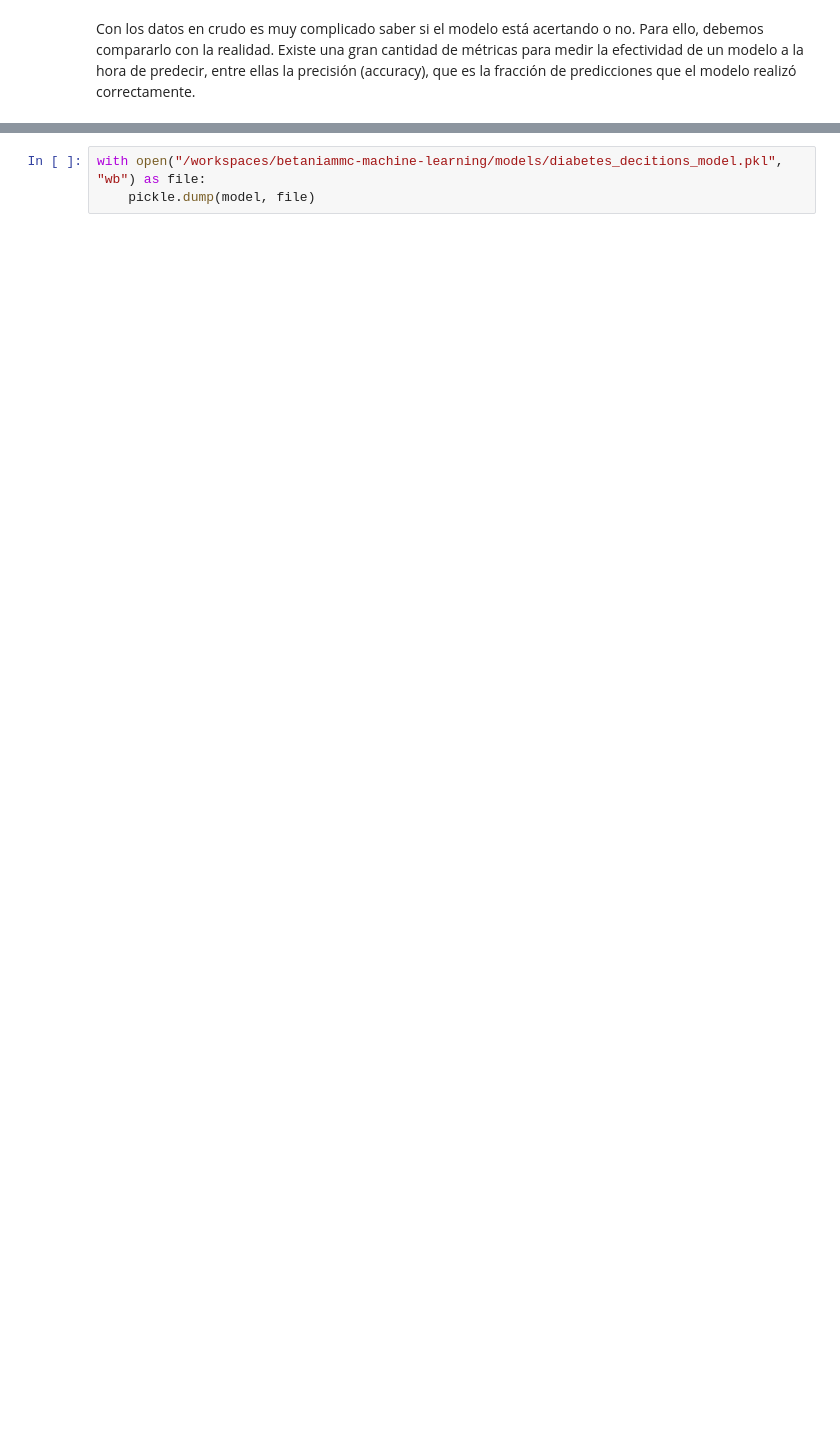
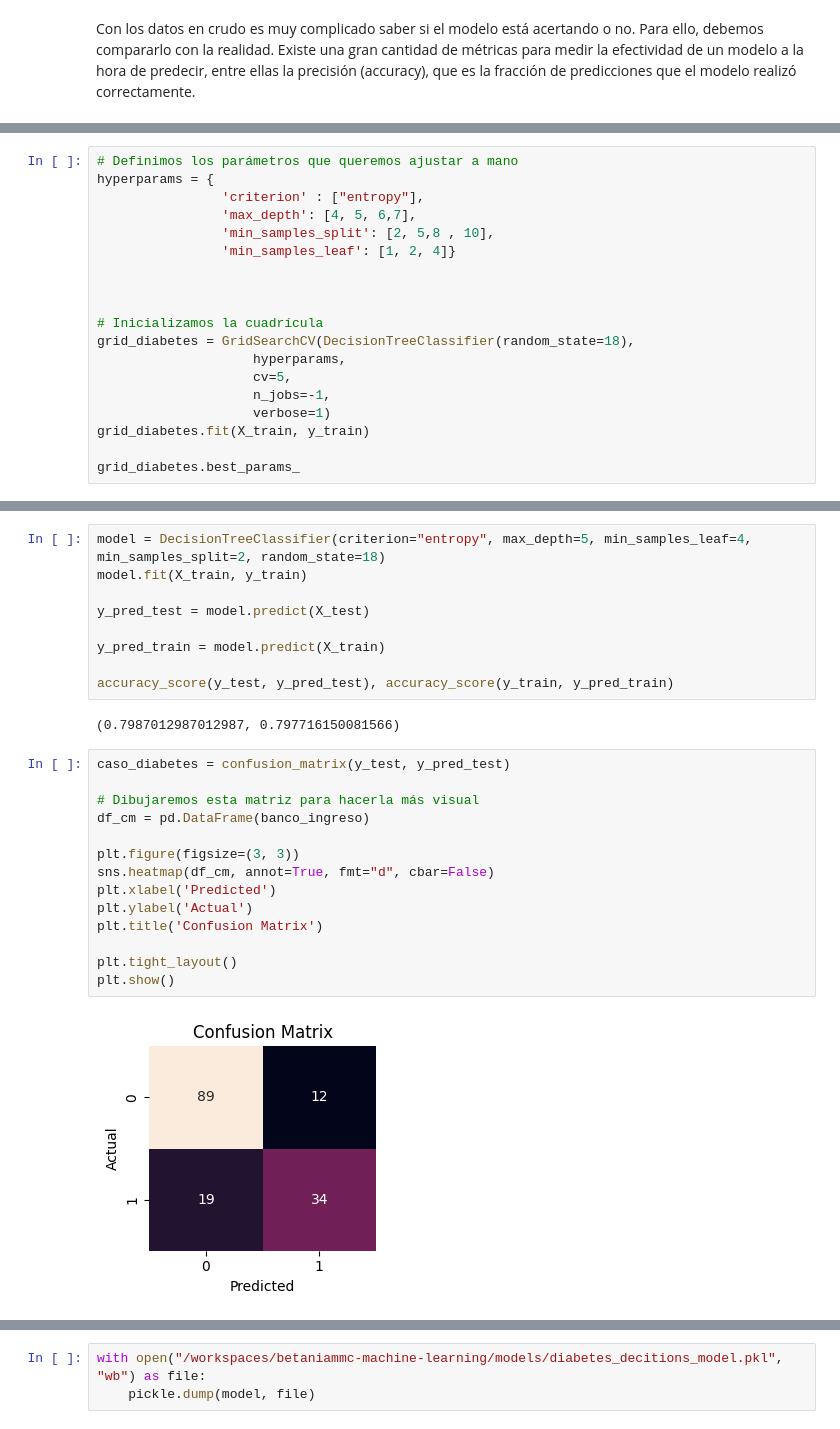
Before and after one commit to Betaniammc/streamlit, a Jupyter notebook: src/04-decision-tree-diabetes.ipynb, the cells around one changed output, grey strips where cells are left out. Cells and saved outputs as stored; diff of their text form; blank space fills up the shorter version.

```diff
--- a/src/04-decision-tree-diabetes.ipynb
+++ b/src/04-decision-tree-diabetes.ipynb
@@ -106,0 +127,19 @@ accuracy_score(y_test, y_pred_test), accuracy_score(y_train, y_pred_train)
+# %%
+# Definimos los parámetros que queremos ajustar a mano
+hyperparams = {
+                'criterion' : ["entropy"],
+                'max_depth': [4, 5, 6,7],
+                'min_samples_split': [2, 5,8 , 10],
+                'min_samples_leaf': [1, 2, 4]}
+
+
+
+# Inicializamos la cuadrícula
+grid_diabetes = GridSearchCV(DecisionTreeClassifier(random_state=18),
+                    hyperparams,
+                    cv=5,
+                    n_jobs=-1,
+                    verbose=1)
+grid_diabetes.fit(X_train, y_train)
+
+grid_diabetes.best_params_
@@ -106,0 +152,27 @@ accuracy_score(y_test, y_pred_test), accuracy_score(y_train, y_pred_train)
+# %%
+model = DecisionTreeClassifier(criterion="entropy", max_depth=5, min_samples_leaf=4, min_samples_split=2, random_state=18)
+model.fit(X_train, y_train)
+
+y_pred_test = model.predict(X_test)
+
+y_pred_train = model.predict(X_train)
+
+accuracy_score(y_test, y_pred_test), accuracy_score(y_train, y_pred_train)
+# %% [output]
+(0.7987012987012987, 0.797716150081566)
+# %%
+caso_diabetes = confusion_matrix(y_test, y_pred_test)
+
+# Dibujaremos esta matriz para hacerla más visual
+df_cm = pd.DataFrame(banco_ingreso)
+
+plt.figure(figsize=(3, 3))
+sns.heatmap(df_cm, annot=True, fmt="d", cbar=False)
+plt.xlabel('Predicted')
+plt.ylabel('Actual')
+plt.title('Confusion Matrix')
+
+plt.tight_layout()
+plt.show()
+# %% [output]
+[figure, added]
```
Also changed, not shown: parts of 19 cells of this notebook, 2 other files.
